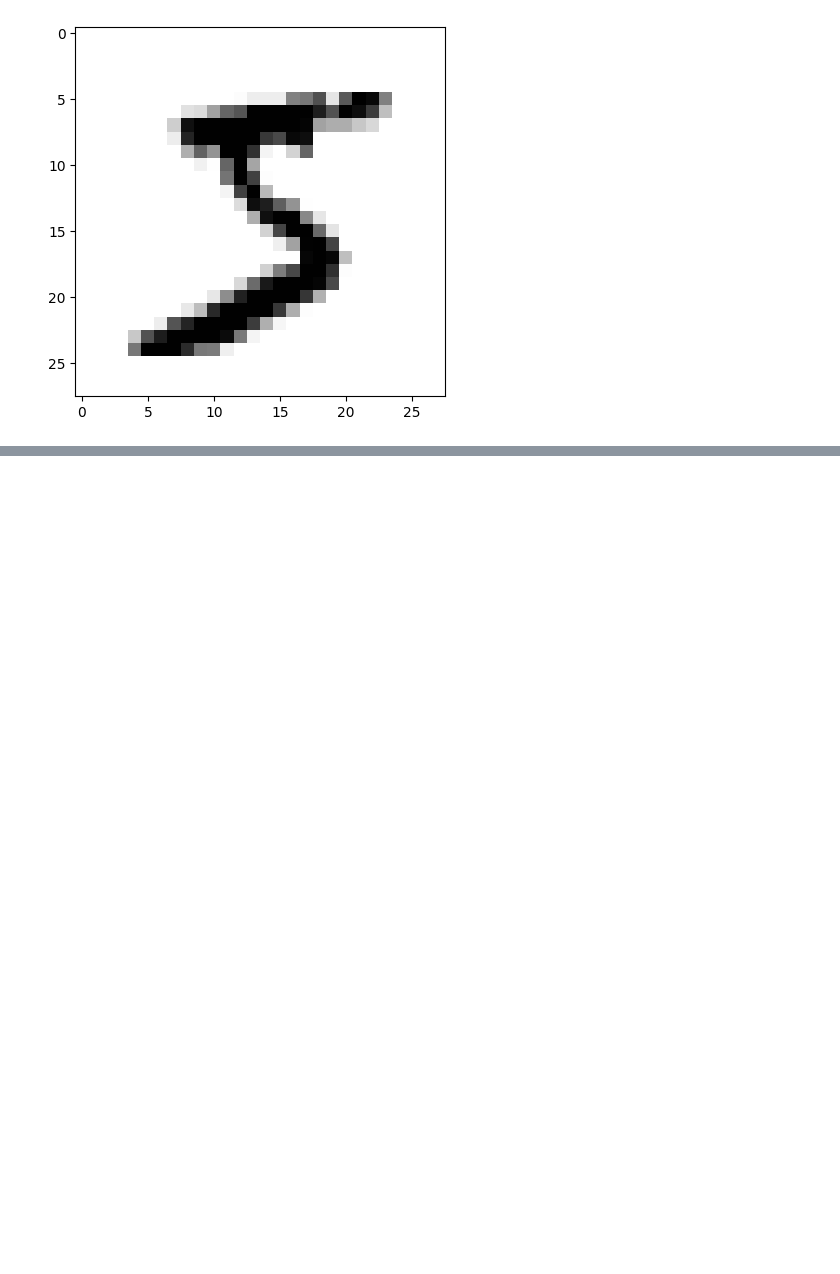
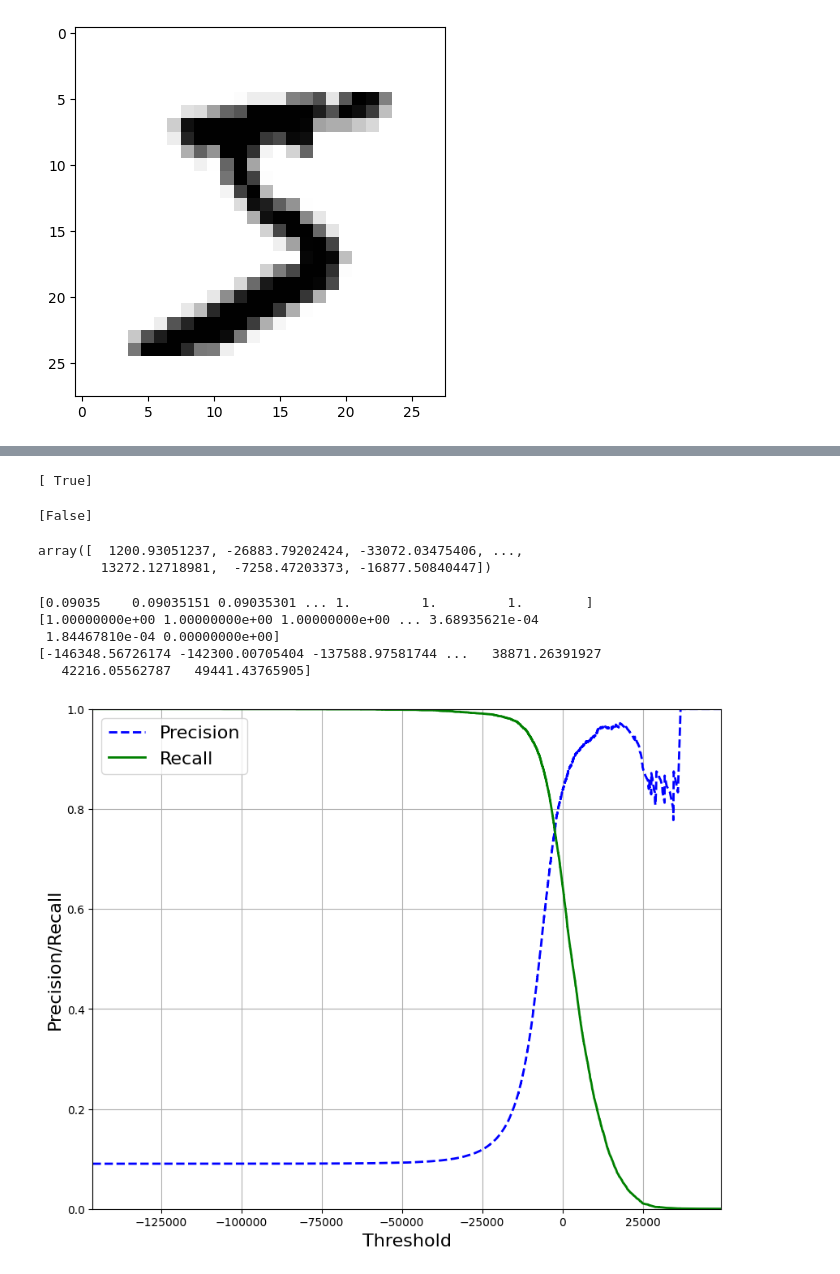
Before and after one commit to Vinuitik/AI_code, a Jupyter notebook: Hands-on-Machine Learning/Classification.ipynb, the cells around one changed output, grey strips where cells are left out. Cells and saved outputs as stored; diff of their text form; code cells hidden in the pictures; blank space fills up the shorter version.

```diff
--- a/Hands-on-Machine Learning/Classification.ipynb
+++ b/Hands-on-Machine Learning/Classification.ipynb
@@ -30,0 +60,9 @@ NameError: name 'y' is not defined
+# %%
+y_train_5 = (y_train == 5)  # True for all 5s, False for all other digits
+y_test_5 = (y_test == 5)  # True for all 5s, False for all other digits
+# %%
+from sklearn.linear_model import SGDClassifier
+
+sgd_clf = SGDClassifier(random_state=42)
+
+sgd_clf.fit(X_train, y_train_5)
@@ -30,0 +165,46 @@ NameError: name 'y' is not defined
+# %%
+threshold = 0
+y_some_digit_pred = (y_scores > threshold)
+print(y_some_digit_pred)
+# %% [output]
+[ True]
+# %%
+threshold = 8000
+y_some_digit_pred = (y_scores > threshold)
+print(y_some_digit_pred)
+# %% [output]
+[False]
+# %%
+y_scores = cross_val_predict(sgd_clf, X_train, y_train_5, cv=3, method="decision_function")
+y_scores
+# %% [output]
+array([  1200.93051237, -26883.79202424, -33072.03475406, ...,
+        13272.12718981,  -7258.47203373, -16877.50840447])
+# %%
+from sklearn.metrics import precision_recall_curve
+precisions, recalls, thresholds = precision_recall_curve(y_train_5, y_scores)
+# %%
+print(precisions)
+print(recalls)
+print(thresholds)
+# %% [output]
+[0.09035    0.09035151 0.09035301 ... 1.         1.         1.        ]
+[1.00000000e+00 1.00000000e+00 1.00000000e+00 ... 3.68935621e-04
+ 1.84467810e-04 0.00000000e+00]
+[-146348.56726174 -142300.00705404 -137588.97581744 ...   38871.26391927
+   42216.05562787   49441.43765905]
+# %%
+def plot_precision_recall_vs_threshold(precisions, recalls, thresholds):
+    plt.figure(figsize=(10, 8))  # Make the plot taller
+    plt.plot(thresholds, precisions[:-1], "b--", label="Precision", linewidth=2)
+    plt.plot(thresholds, recalls[:-1], "g-", label="Recall", linewidth=2)
+    plt.xlabel("Threshold", fontsize=16)
+    plt.ylabel("Precision/Recall", fontsize=16)  # Added y-label
+    plt.legend(loc="upper left", fontsize=16)
+    plt.ylim([0, 1])
+    plt.xlim([thresholds.min(), thresholds.max()])  # Include negative thresholds
+    plt.grid()
+
+plot_precision_recall_vs_threshold(precisions, recalls, thresholds)
+# %% [output]
+[figure, added]
```
Also changed, not shown: parts of 38 cells of this notebook.
